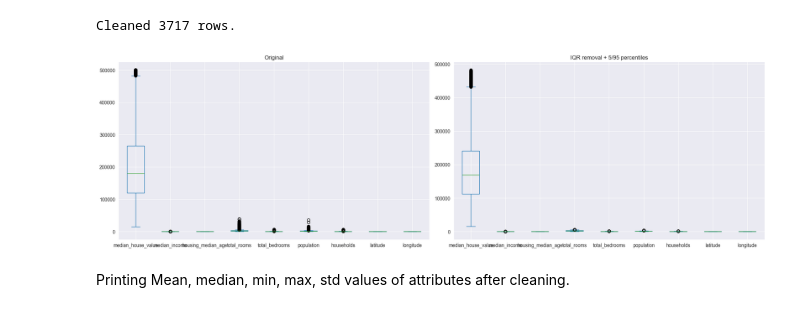
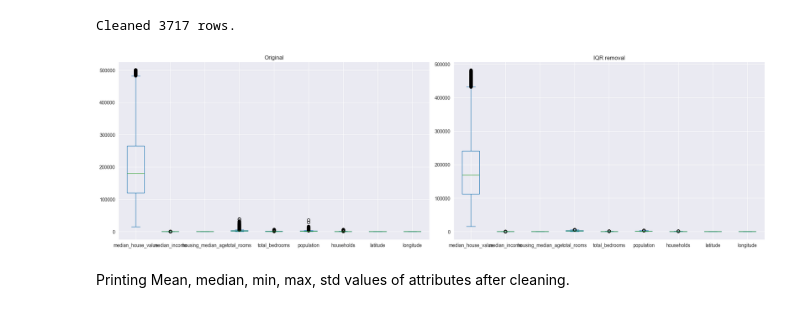
Before and after one commit to daniilstroievskyi/ZNEUS_Project, a Jupyter notebook: eda.ipynb, the cells around one changed output. Cells and saved outputs as stored; diff of their text form; code cells hidden in the pictures.

```diff
--- a/eda.ipynb
+++ b/eda.ipynb
@@ -67,10 +67,18 @@ Cleaning outliers.
 houses_cleaned = houses.copy()
 
 for atr in houses_cleaned.columns:
+    # IQR border
     Q1 = houses_cleaned[atr].quantile(0.25)
     Q3 = houses_cleaned[atr].quantile(0.75)
     IQR = Q3 - Q1
-    houses_cleaned = houses_cleaned[(houses_cleaned[atr] >= Q1 - 1.5 * IQR) & (houses_cleaned[atr] <= Q3 + 1.5 * IQR)]
+    lower_iqr = Q1 - 1.5 * IQR
+    upper_iqr = Q3 + 1.5 * IQR
+
+    # Deleting IQR outliers
+    houses_cleaned = houses_cleaned[
+        (houses_cleaned[atr] >= lower_iqr) &
+        (houses_cleaned[atr] <= upper_iqr)
+    ]
 
 print(f"Cleaned {houses.shape[0] - houses_cleaned.shape[0]} rows.")
 # %% [output]
@@ -78,11 +86,11 @@ Cleaned 3717 rows.
 # %%
 fig, axes = plt.subplots(1, 2, figsize=(20, 6))
 houses.plot.box(ax=axes[0], title="Original")
-houses_cleaned.plot.box(ax=axes[1], title="IQR removal + 5/95 percentiles")
+houses_cleaned.plot.box(ax=axes[1], title="IQR removal")
 plt.tight_layout()
 plt.show()
 # %% [output]
-[figure, old version]
+[figure, new version]
 # %% [markdown]
 Printing Mean, median, min, max, std values of attributes after cleaning.
 # %%
```
Also changed, not shown: parts of 22 cells of this notebook.
